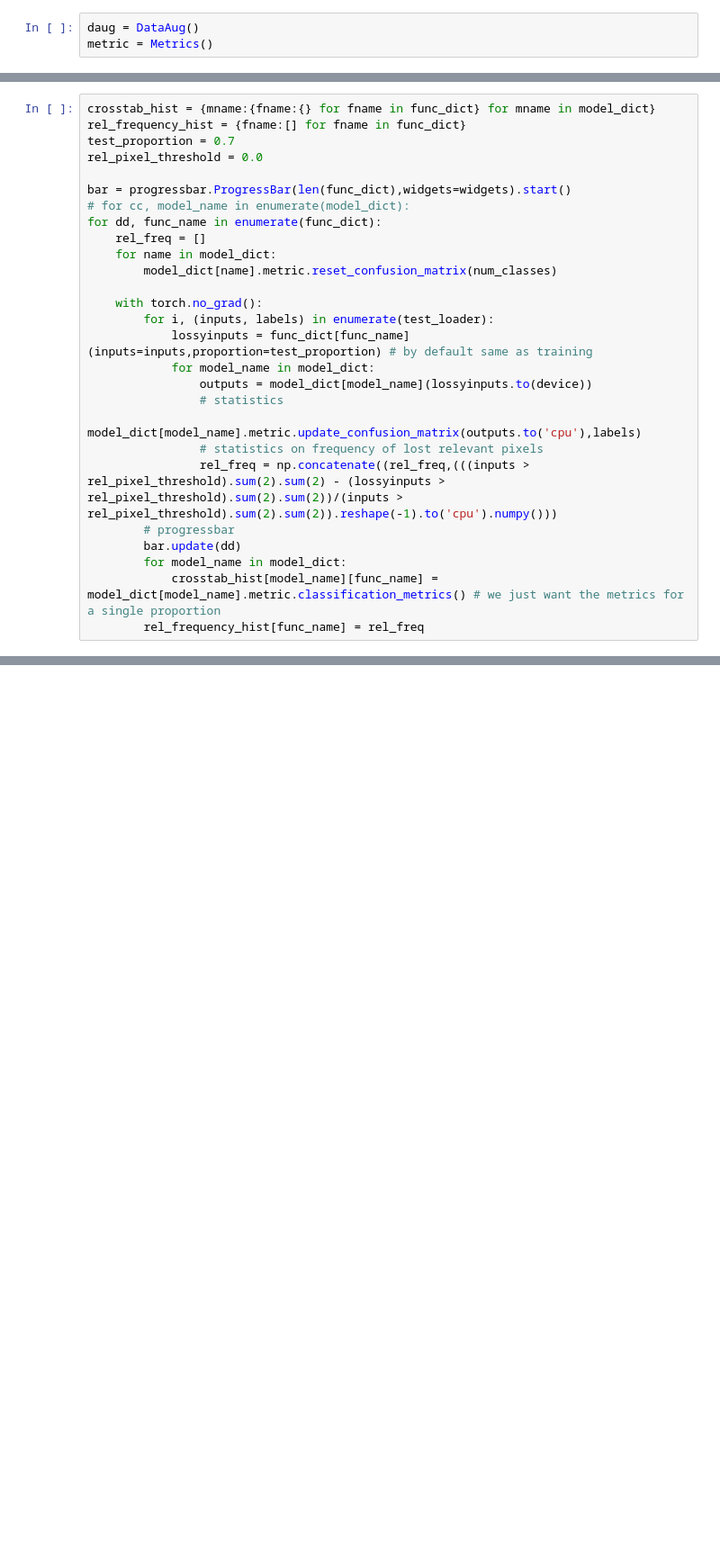
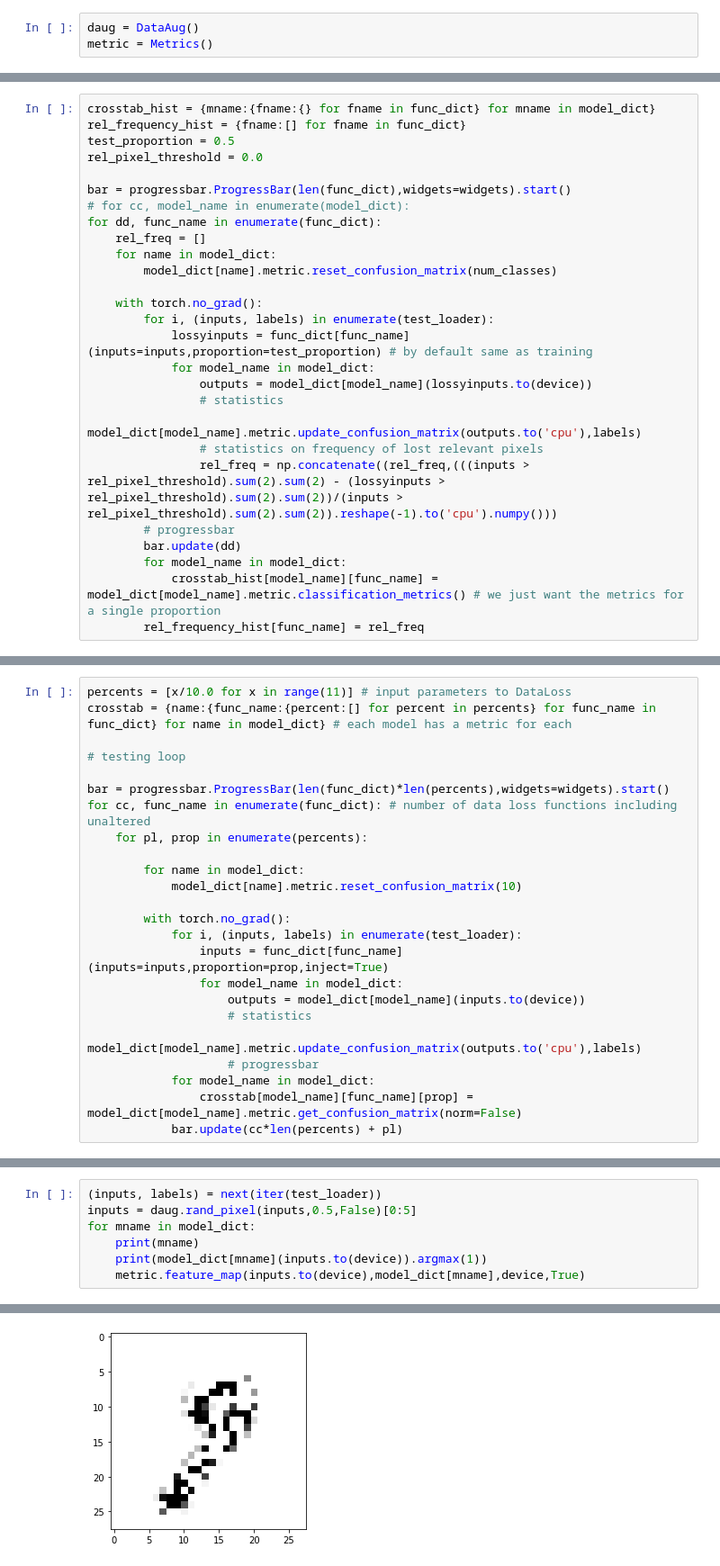
Before and after one commit to dillonmarquard/cnn-training-with-data-loss, a Jupyter notebook: testing_models_full_crosstab.ipynb, the cells around one changed output, grey strips where cells are left out. Shown at 90% size. Saved outputs shown, nothing was run; the diff lists cells and outputs as text; blank space fills up the shorter version.

```diff
--- a/testing_models_full_crosstab.ipynb
+++ b/testing_models_full_crosstab.ipynb
@@ -102,7 +106,7 @@ for name in model_dict:
 # %%
 crosstab_hist = {mname:{fname:{} for fname in func_dict} for mname in model_dict}
 rel_frequency_hist = {fname:[] for fname in func_dict}
-test_proportion = 0.7
+test_proportion = 0.5
 rel_pixel_threshold = 0.0
 
 bar = progressbar.ProgressBar(len(func_dict),widgets=widgets).start()
@@ -144,0 +147,24 @@ plt.show()
+# %%
+percents = [x/10.0 for x in range(11)] # input parameters to DataLoss
+crosstab = {name:{func_name:{percent:[] for percent in percents} for func_name in func_dict} for name in model_dict} # each model has a metric for each
+
+# testing loop
+
+bar = progressbar.ProgressBar(len(func_dict)*len(percents),widgets=widgets).start()
+for cc, func_name in enumerate(func_dict): # number of data loss functions including unaltered
+    for pl, prop in enumerate(percents):
+
+        for name in model_dict:
+            model_dict[name].metric.reset_confusion_matrix(10)
+
+        with torch.no_grad():
+            for i, (inputs, labels) in enumerate(test_loader):
+                inputs = func_dict[func_name](inputs=inputs,proportion=prop,inject=True)
+                for model_name in model_dict:
+                    outputs = model_dict[model_name](inputs.to(device))
+                    # statistics
+                    model_dict[model_name].metric.update_confusion_matrix(outputs.to('cpu'),labels)
+                    # progressbar
+            for model_name in model_dict:
+                crosstab[model_name][func_name][prop] = model_dict[model_name].metric.get_confusion_matrix(norm=False)
+            bar.update(cc*len(percents) + pl)
@@ -144,0 +212,8 @@ plt.show()
+# %%
+(inputs, labels) = next(iter(test_loader))
+inputs = daug.rand_pixel(inputs,0.5,False)[0:5]
+for mname in model_dict:
+    print(mname)
+    print(model_dict[mname](inputs.to(device)).argmax(1))
+    metric.feature_map(inputs.to(device),model_dict[mname],device,True)
+# %% [output]
@@ -144,0 +222 @@ plt.show()
+[figure, added]
```
Also changed, not shown: parts of 13 cells of this notebook, 6 other files.
